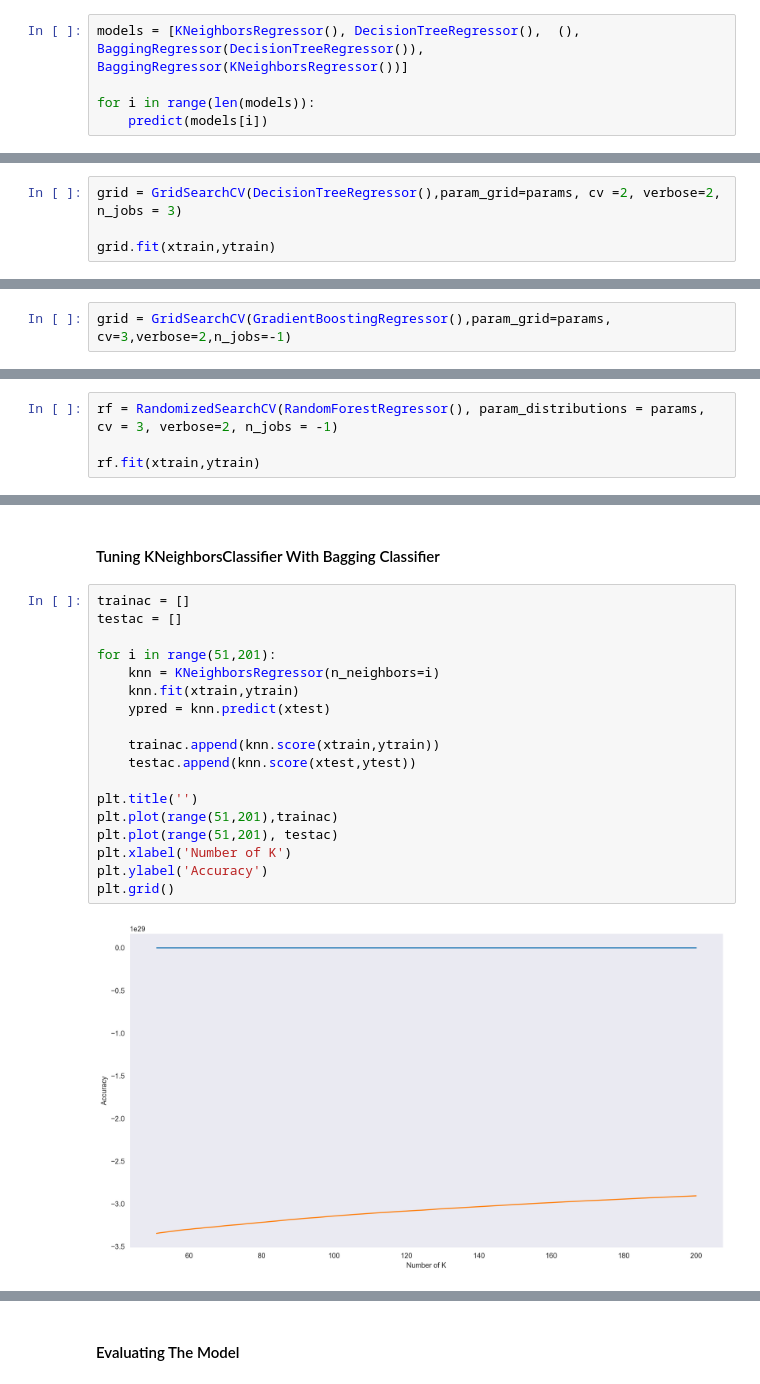
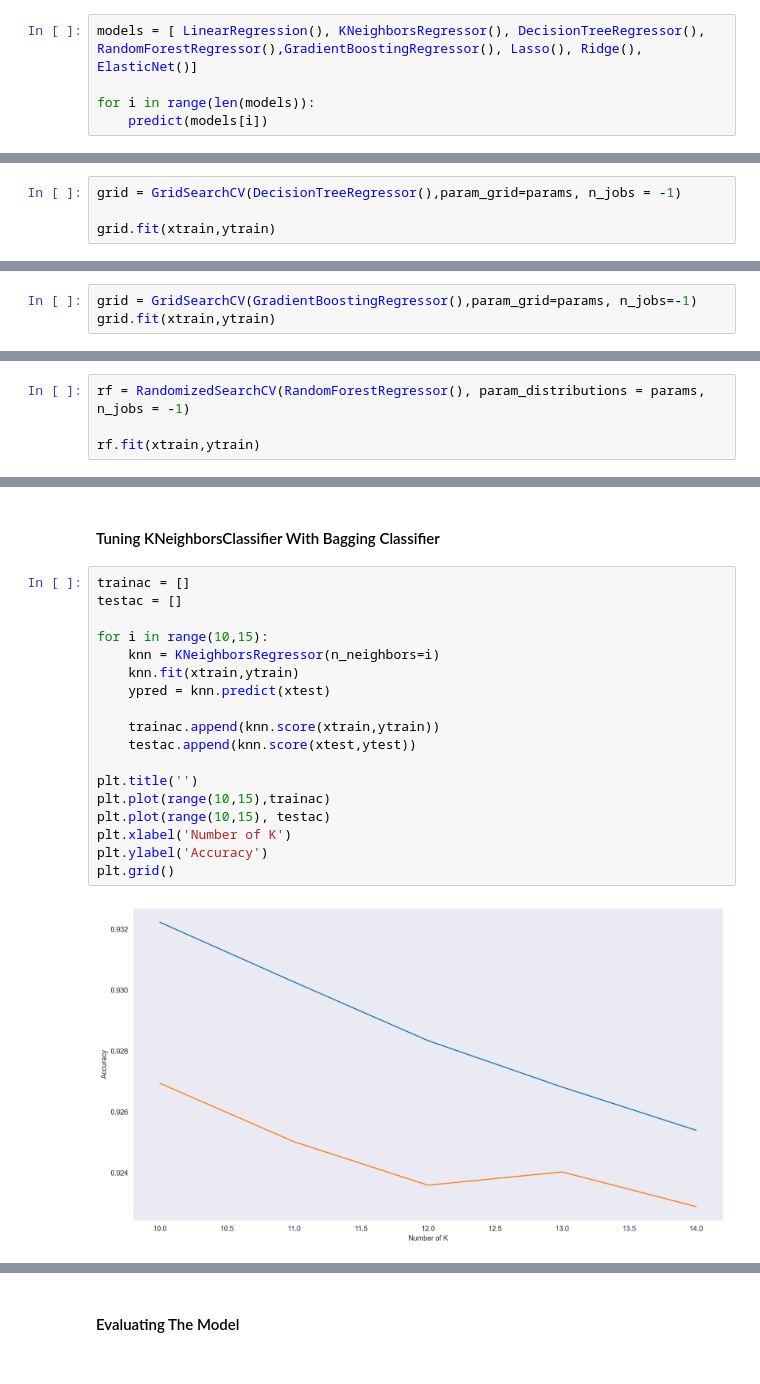
Before and after one commit to kunal-mallick/Energy_Production, a Jupyter notebook: Model Building/Model.ipynb, the cells around one changed output, grey strips where cells are left out. Cells and saved outputs as stored; diff of their text form.

```diff
--- a/Model Building/Model.ipynb
+++ b/Model Building/Model.ipynb
@@ -84,6 +176,6 @@ def predict(model):
     print('\n')
 # %%
-models = [KNeighborsRegressor(), DecisionTreeRegressor(),  (), BaggingRegressor(DecisionTreeRegressor()), BaggingRegressor(KNeighborsRegressor())]
+models = [ LinearRegression(), KNeighborsRegressor(), DecisionTreeRegressor(), RandomForestRegressor(),GradientBoostingRegressor(), Lasso(), Ridge(), ElasticNet()]
 
 for i in range(len(models)):
     predict(models[i])
@@ -116,7 +210,7 @@ params = {
     'min_samples_leaf' : [1,2,3,4,5]
 }
 # %%
-grid = GridSearchCV(DecisionTreeRegressor(),param_grid=params, cv =2, verbose=2, n_jobs = 3)
+grid = GridSearchCV(DecisionTreeRegressor(),param_grid=params, n_jobs = -1)
 
 grid.fit(xtrain,ytrain)
 # %% [output]
@@ -189,4 +247,5 @@ params = {
     'n_estimators' : [1,2,3,4,5]
     }
 # %%
-grid = GridSearchCV(GradientBoostingRegressor(),param_grid=params, cv=3,verbose=2,n_jobs=-1)
+grid = GridSearchCV(GradientBoostingRegressor(),param_grid=params, n_jobs=-1)
+grid.fit(xtrain,ytrain)
@@ -236,7 +284,7 @@ params = {  'bootstrap': [True, False],
             'n_estimators': [200, 400, 600, 800, 1000]
     }
 # %%
-rf = RandomizedSearchCV(RandomForestRegressor(), param_distributions = params, cv = 3, verbose=2, n_jobs = -1)
+rf = RandomizedSearchCV(RandomForestRegressor(), param_distributions = params, n_jobs = -1)
 
 rf.fit(xtrain,ytrain)
 # %% [output]
@@ -283,20 +333,20 @@ Mean Absolute Error of are Model is : 1008.2400476030997
 # %%
 trainac = []
 testac = []
 
-for i in range(51,201):
+for i in range(10,15):
     knn = KNeighborsRegressor(n_neighbors=i)
     knn.fit(xtrain,ytrain)
     ypred = knn.predict(xtest)
 
     trainac.append(knn.score(xtrain,ytrain))
     testac.append(knn.score(xtest,ytest))
 
 plt.title('')
-plt.plot(range(51,201),trainac)
-plt.plot(range(51,201), testac)
+plt.plot(range(10,15),trainac)
+plt.plot(range(10,15), testac)
 plt.xlabel('Number of K')
 plt.ylabel('Accuracy')
 plt.grid()
 # %% [output]
-[figure, old version]
+[figure, new version]
```
Also changed, not shown: parts of 66 cells of this notebook.
